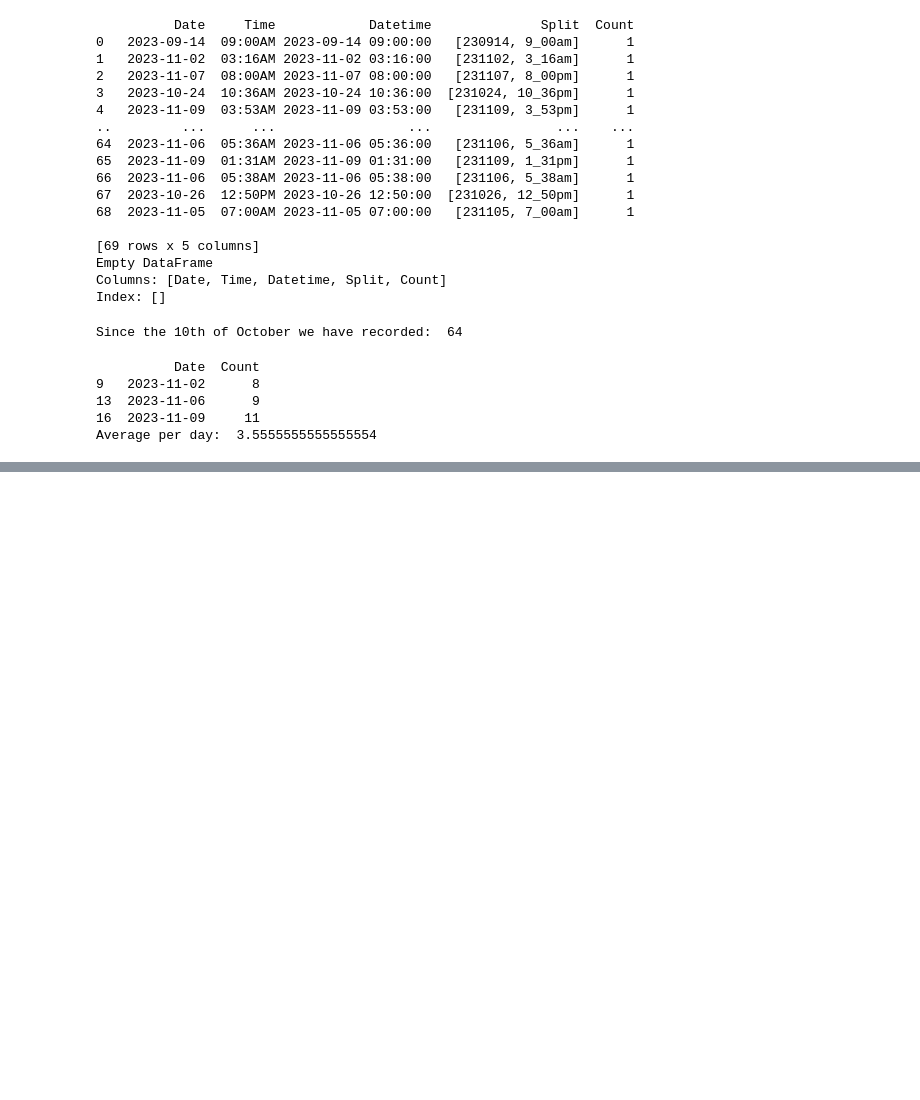
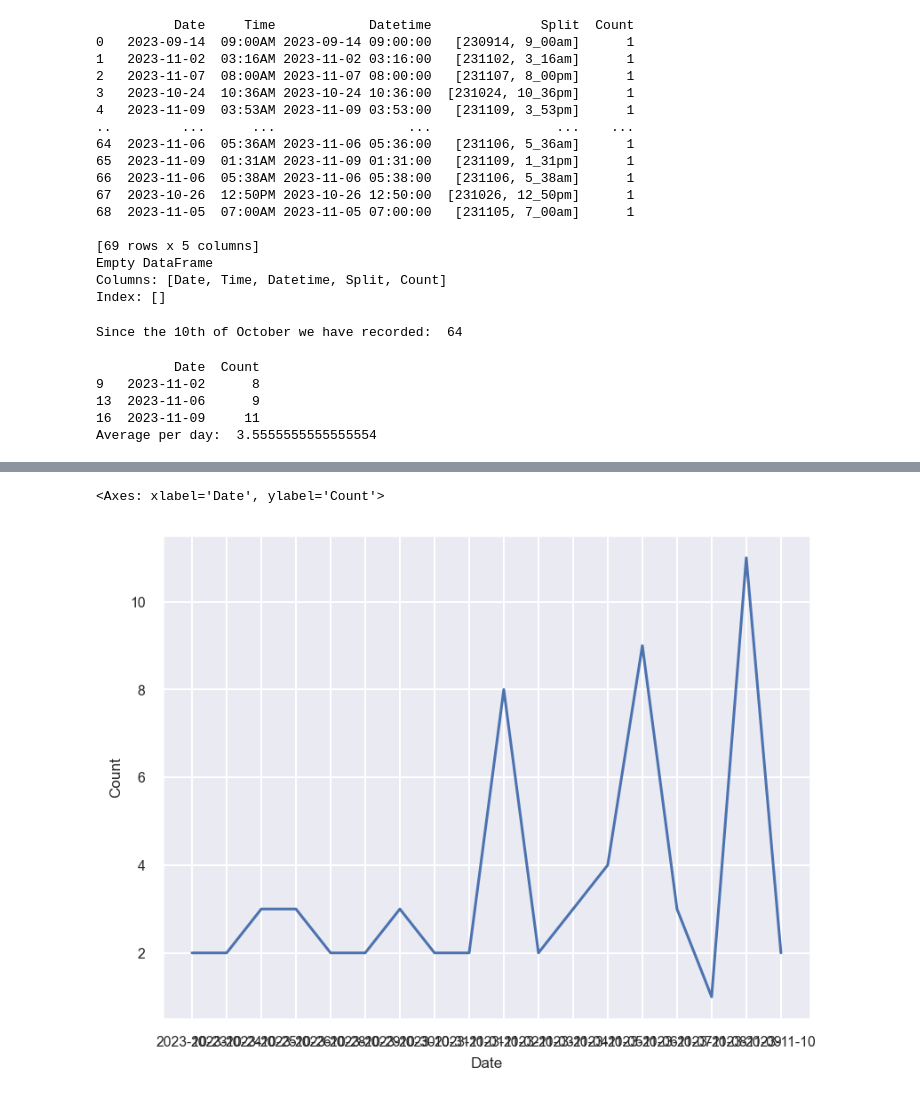
Before and after one commit to joshnicholas/noise_analysis, a Jupyter notebook: explore.ipynb, the cells around one changed output, grey strips where cells are left out. Saved outputs shown, nothing was run; the diff lists cells and outputs as text; code cells hidden in the pictures; blank space fills up the shorter version.

```diff
--- a/explore.ipynb
+++ b/explore.ipynb
@@ -132,0 +131,10 @@ Average hour:  4.722222222222222
+# %%
+## Count per day
+
+vdf = df.copy()
+vdf = vdf.groupby(by=['Date'])['Count'].sum().reset_index()
+
+sns.lineplot(data=vdf, x="Date", y="Count")
+# %% [output]
+<Axes: xlabel='Date', ylabel='Count'>
+[figure, added]
```
Also changed, not shown: parts of 2 cells of this notebook.
